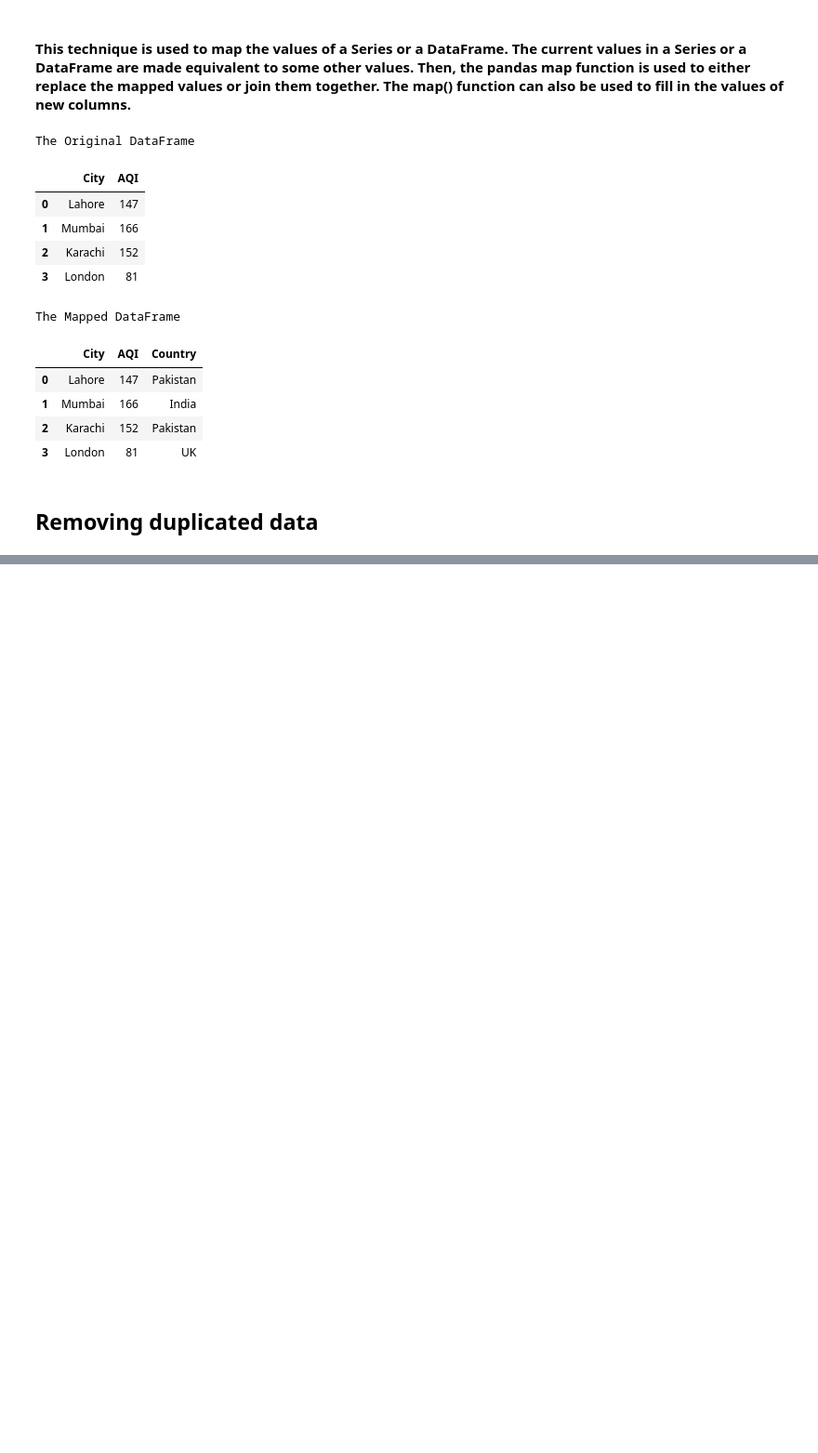
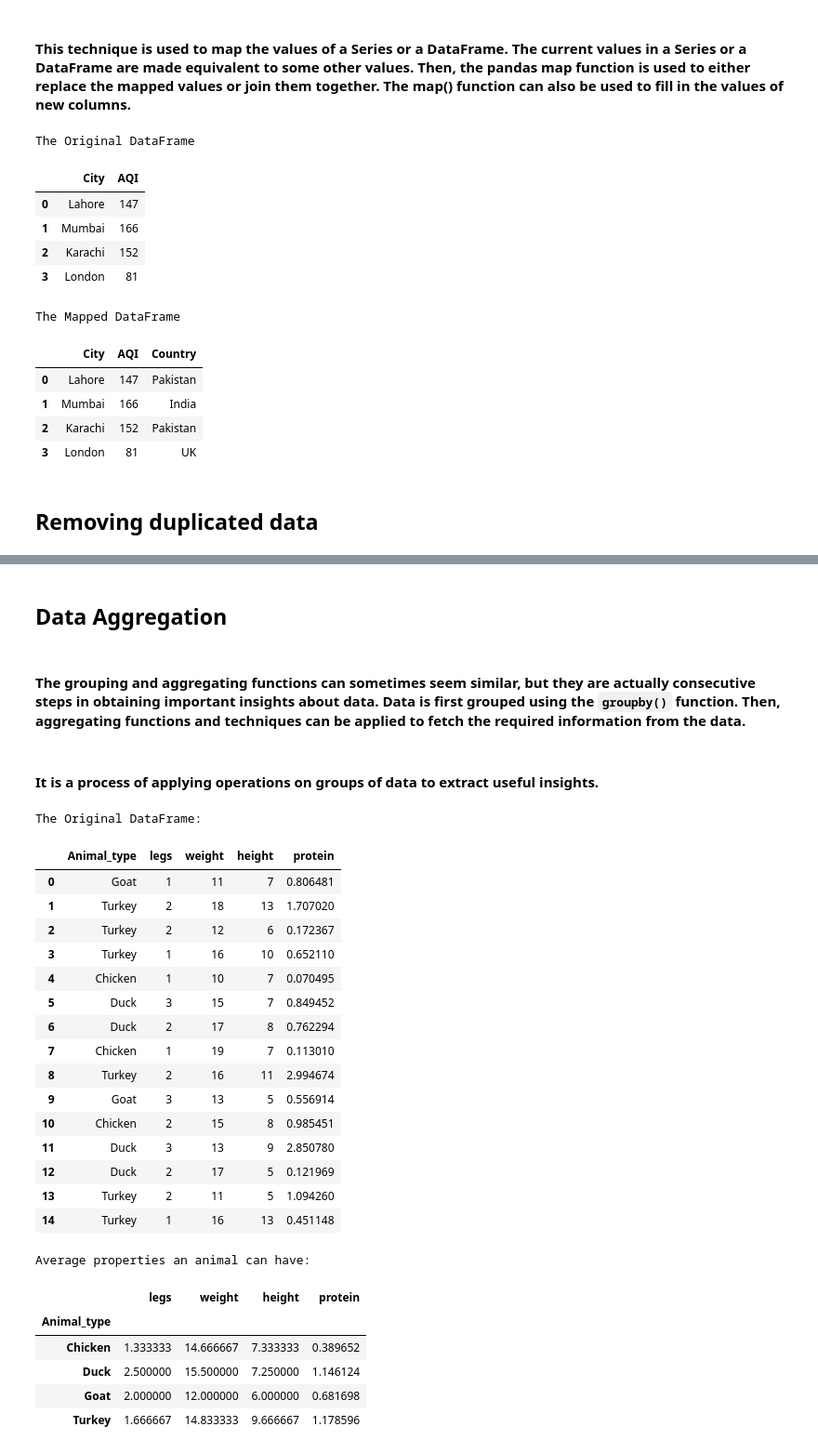
Before and after one commit to Amir-UL-Islam/Machine-Learning-Notebooks, a Jupyter notebook: notebook.ipynb, the cells around one changed output, grey strips where cells are left out. Shown at 93% size. Saved outputs shown, nothing was run; the diff lists cells and outputs as text; code cells hidden in the pictures; blank space fills up the shorter version.

Commit message:
groupby end

````diff
--- a/notebook.ipynb
+++ b/notebook.ipynb
@@ -258,0 +553,50 @@ The Mapped DataFrame
+# %% [markdown]
+## **Data Aggregation**
+# %% [markdown]
+#### The grouping and aggregating functions can sometimes seem similar, but they are actually consecutive steps in obtaining important insights about data. Data is first grouped using the ```groupby()``` function. Then, **aggregating** functions and techniques can be applied to **fetch the required information** from the data.
+# %% [markdown]
+#### It is a process of applying operations on groups of data to extract useful insights.
+# %%
+import numpy as np
+import pandas as pd
+import random
+# Declaring a DataFrame with values
+df = pd.DataFrame({'Animal_type':[random.choice(['Chicken','Duck', 'Goat', 'Turkey']) for i in range(1,16)],
+                   'legs':[random.choice(range(1,4)) for i in range(1,16)],
+                   'weight':[random.choice(range(10,20)) for i in range(1,16)],
+                   'height':[random.choice(range(4,15)) for i in range(1,16)],
+                   'protein':abs(np.random.randn(15)),
+                    })
+print("The Original DataFrame:")
+display(df)
+
+Aw = df.groupby('Animal_type') # Grouping with Animal_type column
+
+# Computing mean of individual groups
+print("Average properties an animal can have:")
+display(Aw.agg('mean'))
+# %% [output]
+The Original DataFrame:
+|  | Animal_type | legs | weight | height | protein |
+| 0 | Goat | 1 | 11 | 7 | 0.806481 |
+| 1 | Turkey | 2 | 18 | 13 | 1.707020 |
+| 2 | Turkey | 2 | 12 | 6 | 0.172367 |
+| 3 | Turkey | 1 | 16 | 10 | 0.652110 |
+| 4 | Chicken | 1 | 10 | 7 | 0.070495 |
+| 5 | Duck | 3 | 15 | 7 | 0.849452 |
+| 6 | Duck | 2 | 17 | 8 | 0.762294 |
+| 7 | Chicken | 1 | 19 | 7 | 0.113010 |
+| 8 | Turkey | 2 | 16 | 11 | 2.994674 |
+| 9 | Goat | 3 | 13 | 5 | 0.556914 |
+| 10 | Chicken | 2 | 15 | 8 | 0.985451 |
+| 11 | Duck | 3 | 13 | 9 | 2.850780 |
+| 12 | Duck | 2 | 17 | 5 | 0.121969 |
+| 13 | Turkey | 2 | 11 | 5 | 1.094260 |
+| 14 | Turkey | 1 | 16 | 13 | 0.451148 |
+Average properties an animal can have:
+|  | legs | weight | height | protein |
+| Animal_type |  |  |  |  |
+| Chicken | 1.333333 | 14.666667 | 7.333333 | 0.389652 |
+| Duck | 2.500000 | 15.500000 | 7.250000 | 1.146124 |
+| Goat | 2.000000 | 12.000000 | 6.000000 | 0.681698 |
+| Turkey | 1.666667 | 14.833333 | 9.666667 | 1.178596 |
````
Also changed, not shown: parts of 24 cells of this notebook, 1 other file.
